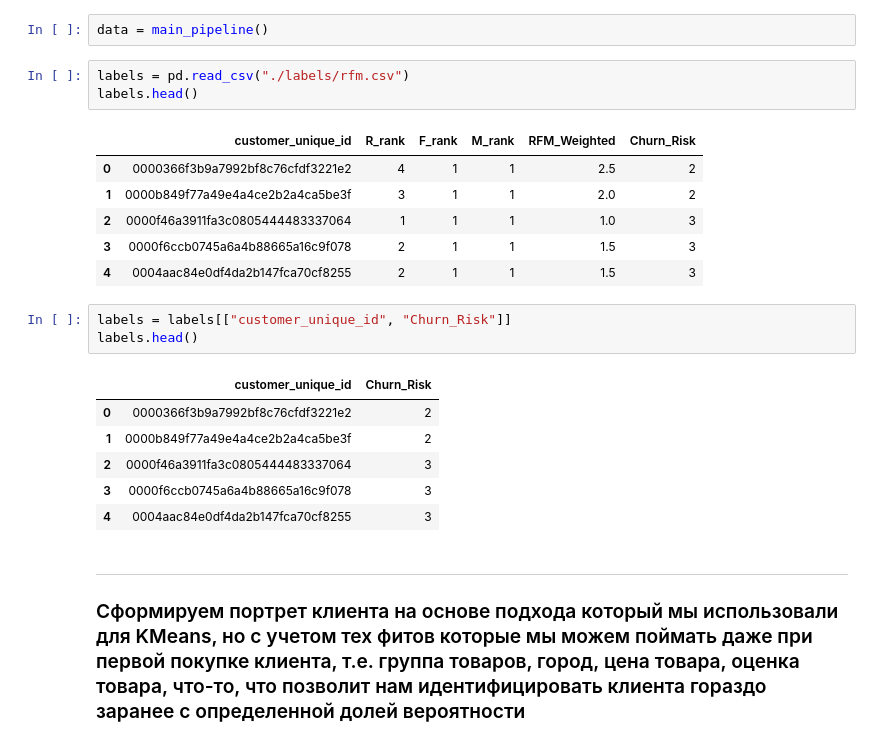
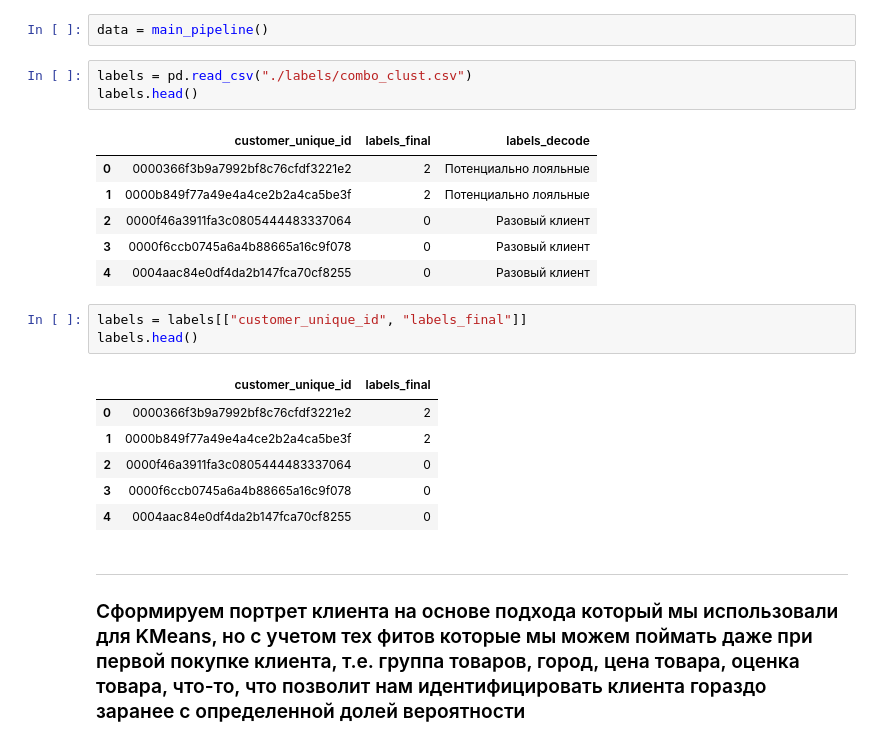
Before and after one commit to alexkondrashov7/-hackathon_2025_mipt, a Jupyter notebook: research/classificator.ipynb, the cells around one changed output. Saved outputs shown, nothing was run; the diff lists cells and outputs as text.

```diff
--- a/research/classificator.ipynb
+++ b/research/classificator.ipynb
@@ -69,25 +69,25 @@ def main_pipeline():
 # %%
 data = main_pipeline()
 # %%
-labels = pd.read_csv("./labels/rfm.csv")
+labels = pd.read_csv("./labels/combo_clust.csv")
 labels.head()
 # %% [output]
-|  | customer_unique_id | R_rank | F_rank | M_rank | RFM_Weighted | Churn_Risk |
-| 0 | 0000366f3b9a7992bf8c76cfdf3221e2 | 4 | 1 | 1 | 2.5 | 2 |
-| 1 | 0000b849f77a49e4a4ce2b2a4ca5be3f | 3 | 1 | 1 | 2.0 | 2 |
-| 2 | 0000f46a3911fa3c0805444483337064 | 1 | 1 | 1 | 1.0 | 3 |
-| 3 | 0000f6ccb0745a6a4b88665a16c9f078 | 2 | 1 | 1 | 1.5 | 3 |
-| 4 | 0004aac84e0df4da2b147fca70cf8255 | 2 | 1 | 1 | 1.5 | 3 |
+|  | customer_unique_id | labels_final | labels_decode |
+| 0 | 0000366f3b9a7992bf8c76cfdf3221e2 | 2 | Потенциально лояльные |
+| 1 | 0000b849f77a49e4a4ce2b2a4ca5be3f | 2 | Потенциально лояльные |
+| 2 | 0000f46a3911fa3c0805444483337064 | 0 | Разовый клиент |
+| 3 | 0000f6ccb0745a6a4b88665a16c9f078 | 0 | Разовый клиент |
+| 4 | 0004aac84e0df4da2b147fca70cf8255 | 0 | Разовый клиент |
 # %%
-labels = labels[["customer_unique_id", "Churn_Risk"]]
+labels = labels[["customer_unique_id", "labels_final"]]
 labels.head()
 # %% [output]
-|  | customer_unique_id | Churn_Risk |
+|  | customer_unique_id | labels_final |
 | 0 | 0000366f3b9a7992bf8c76cfdf3221e2 | 2 |
 | 1 | 0000b849f77a49e4a4ce2b2a4ca5be3f | 2 |
-| 2 | 0000f46a3911fa3c0805444483337064 | 3 |
-| 3 | 0000f6ccb0745a6a4b88665a16c9f078 | 3 |
-| 4 | 0004aac84e0df4da2b147fca70cf8255 | 3 |
+| 2 | 0000f46a3911fa3c0805444483337064 | 0 |
+| 3 | 0000f6ccb0745a6a4b88665a16c9f078 | 0 |
+| 4 | 0004aac84e0df4da2b147fca70cf8255 | 0 |
 # %% [markdown]
 ---
 ### Сформируем портрет клиента на основе подхода который мы использовали для KMeans, но с учетом тех фитов которые мы можем поймать даже при первой покупке клиента, т.е. группа товаров, город, цена товара, оценка товара, что-то, что позволит нам идентифицировать клиента гораздо заранее с определенной долей вероятности
```
Also changed, not shown: parts of 12 cells of this notebook.
